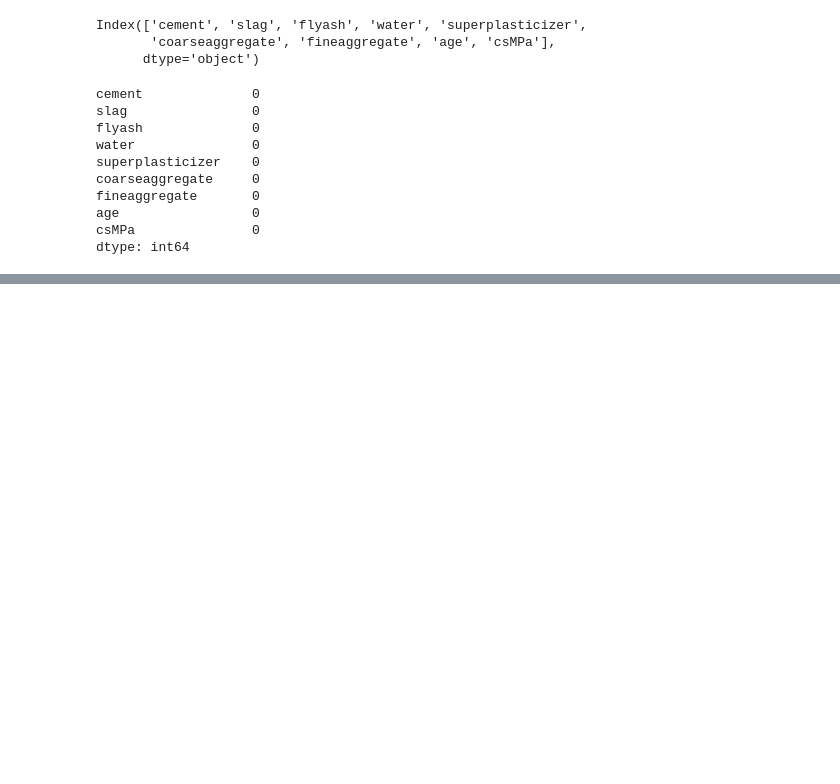
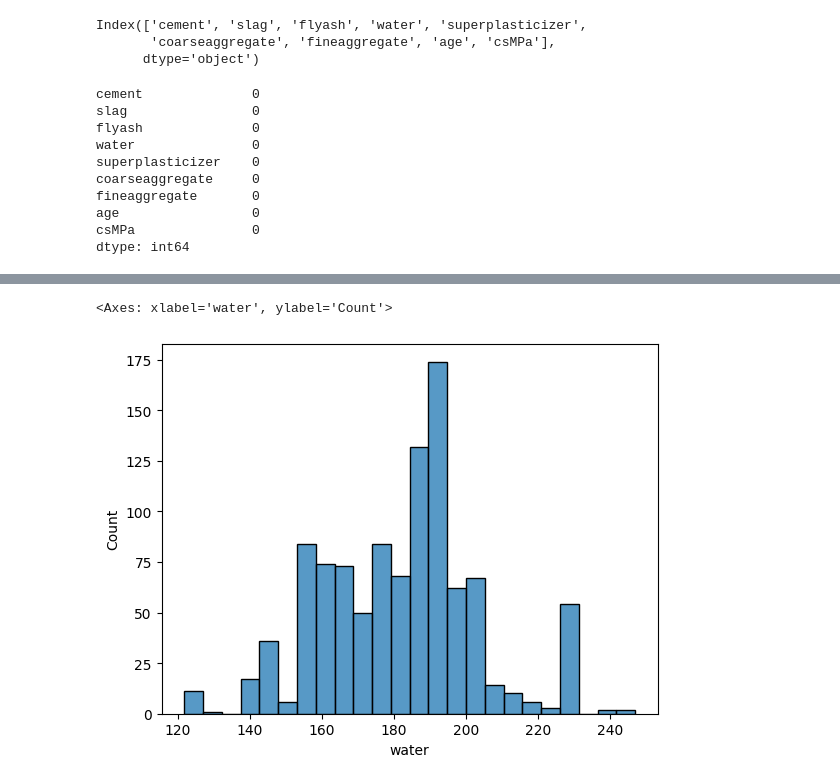
Before and after one commit to Asit-Sengar/Machine_Learning_foundations, a Jupyter notebook: notebooks/100_days_ml/power_transformer.ipynb, the cells around one changed output, grey strips where cells are left out. Cells and saved outputs as stored; diff of their text form; code cells hidden in the pictures; blank space fills up the shorter version.

```diff
--- a/notebooks/100_days_ml/power_transformer.ipynb
+++ b/notebooks/100_days_ml/power_transformer.ipynb
@@ -52,0 +62,5 @@ X_train , X_test , Y_train , Y_test  = train_test_split(x,y,test_size =0.3, rand
+# %%
+sns.histplot(df["water"])
+# %% [output]
+<Axes: xlabel='water', ylabel='Count'>
+[figure, added]
```
Also changed, not shown: parts of 9 cells of this notebook.
